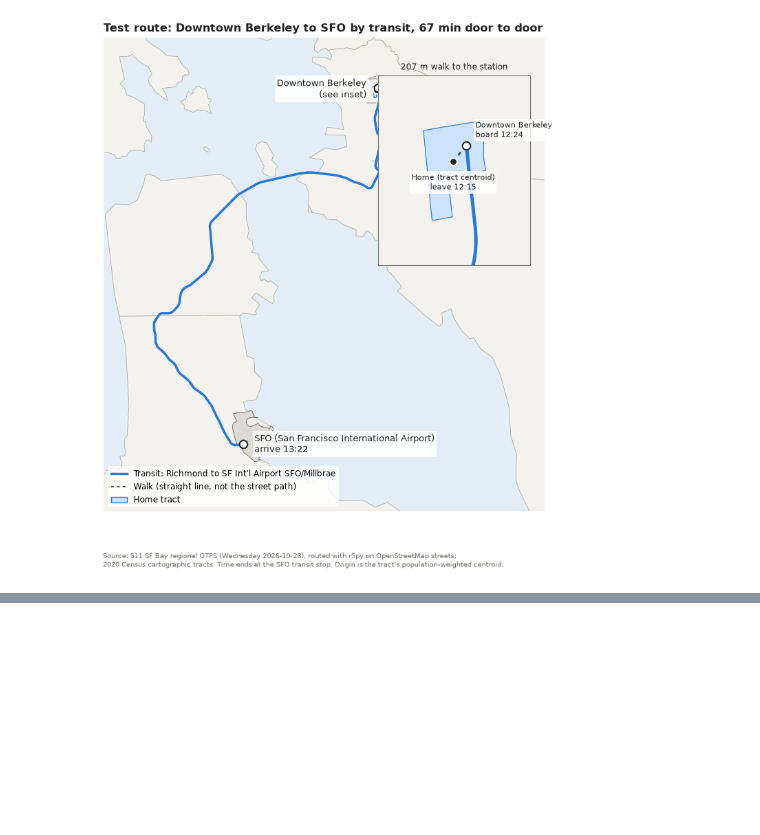
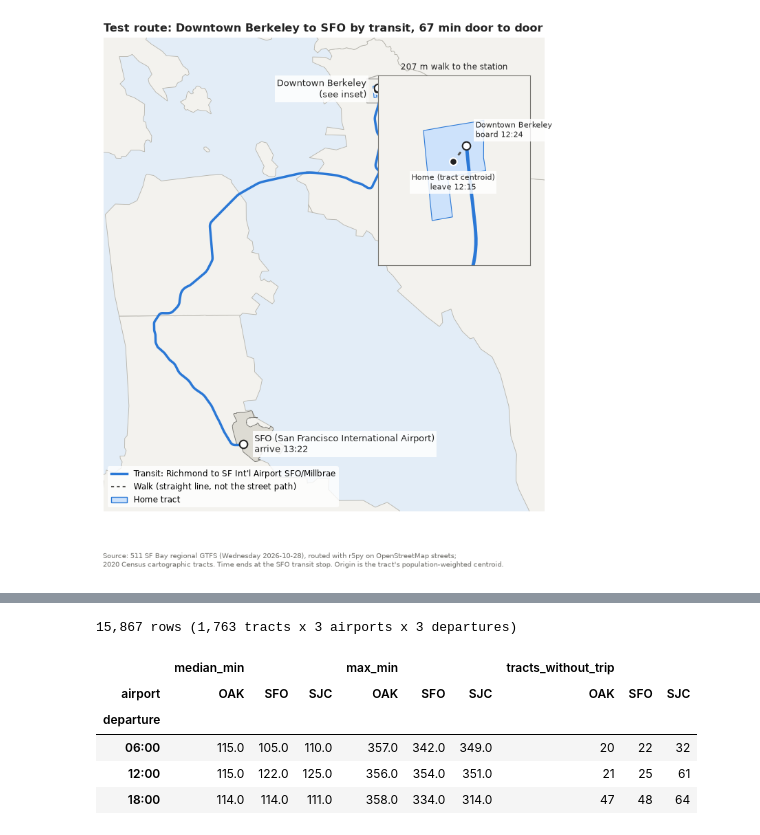
Before and after one commit to aditchintamaneni/AirportTransitFeasibility, a Jupyter notebook: gtfs_transit.ipynb, the cells around one changed output, grey strips where cells are left out. Drawn from its saved outputs; the diff is of its cells as text; code cells hidden in the pictures; blank space fills up the shorter version.

```diff
--- a/gtfs_transit.ipynb
+++ b/gtfs_transit.ipynb
@@ -323,0 +330,44 @@ fig.savefig(f"{OUTPUT_DIR}/test_route_berkeley_sfo.png", dpi=300)
+# %%
+DEPARTURES = ["06:00", "12:00", "18:00"]
+MAX_SEARCH_MIN = 360  # 6 hours; nearly every tract has a trip within this
+TRAVEL_TIMES_PATH = f"{PROCESSED_DIR}/travel_times_by_departure.csv"
+
+if os.path.exists(TRAVEL_TIMES_PATH):
+    travel_times = pd.read_csv(TRAVEL_TIMES_PATH, dtype={"GEOID": str, "departure": str})
+else:
+    all_origins = centroids.rename(columns={"GEOID": "id"})[["id", "geometry"]]
+    all_stops = airport_stops.to_crs(4326).rename(columns={"stop_id": "id"})[["id", "geometry"]].drop_duplicates("id")
+    stop_airport = airport_stops[["stop_id", "code"]].rename(columns={"stop_id": "to_id", "code": "airport"})
+    every_pair = pd.MultiIndex.from_product([all_origins["id"], AIRPORTS], names=["from_id", "airport"])
+    results = []
+    for departure in DEPARTURES:
+        times = r5py.TravelTimeMatrix(
+            network,
+            origins=all_origins,
+            destinations=all_stops,
+            departure=datetime.datetime.combine(SERVICE_DATE, datetime.time.fromisoformat(departure)),
+            departure_time_window=datetime.timedelta(minutes=1),
+            max_time=datetime.timedelta(minutes=MAX_SEARCH_MIN),
+            transport_modes=[r5py.TransportMode.TRANSIT, r5py.TransportMode.WALK],
+            snap_to_network=True,
+        )
+        # fastest stop at each airport; one row per tract and airport, blank where no trip was found
+        fastest = times.dropna(subset=["travel_time"]).merge(stop_airport, on="to_id").groupby(["from_id", "airport"])["travel_time"].min()
+        result = fastest.reindex(every_pair).reset_index().rename(columns={"from_id": "GEOID", "travel_time": "travel_min"})
+        results.append(result.assign(departure=departure))
+    travel_times = pd.concat(results)[["GEOID", "airport", "departure", "travel_min"]]
+    travel_times["travel_min"] = travel_times["travel_min"].astype("Int64")
+    travel_times.to_csv(TRAVEL_TIMES_PATH, index=False)
+
+summary = travel_times.groupby(["departure", "airport"])["travel_min"].agg(["median", "max", lambda m: m.isna().sum()])
+summary.columns = ["median_min", "max_min", "tracts_without_trip"]
+print(f"{len(travel_times):,} rows ({travel_times['GEOID'].nunique():,} tracts x {len(AIRPORTS)} airports x {len(DEPARTURES)} departures)")
+summary.unstack("airport")[["median_min", "max_min", "tracts_without_trip"]]
+# %% [output]
+15,867 rows (1,763 tracts x 3 airports x 3 departures)
+|  | median_min |  |  | max_min |  |  | tracts_without_trip |  |  |
+| airport | OAK | SFO | SJC | OAK | SFO | SJC | OAK | SFO | SJC |
+| departure |  |  |  |  |  |  |  |  |  |
+| 06:00 | 115.0 | 105.0 | 110.0 | 357.0 | 342.0 | 349.0 | 20 | 22 | 32 |
+| 12:00 | 115.0 | 122.0 | 125.0 | 356.0 | 354.0 | 351.0 | 21 | 25 | 61 |
+| 18:00 | 114.0 | 114.0 | 111.0 | 358.0 | 334.0 | 314.0 | 47 | 48 | 64 |
```
Also changed, not shown: parts of 7 cells of this notebook, 2 other files.
